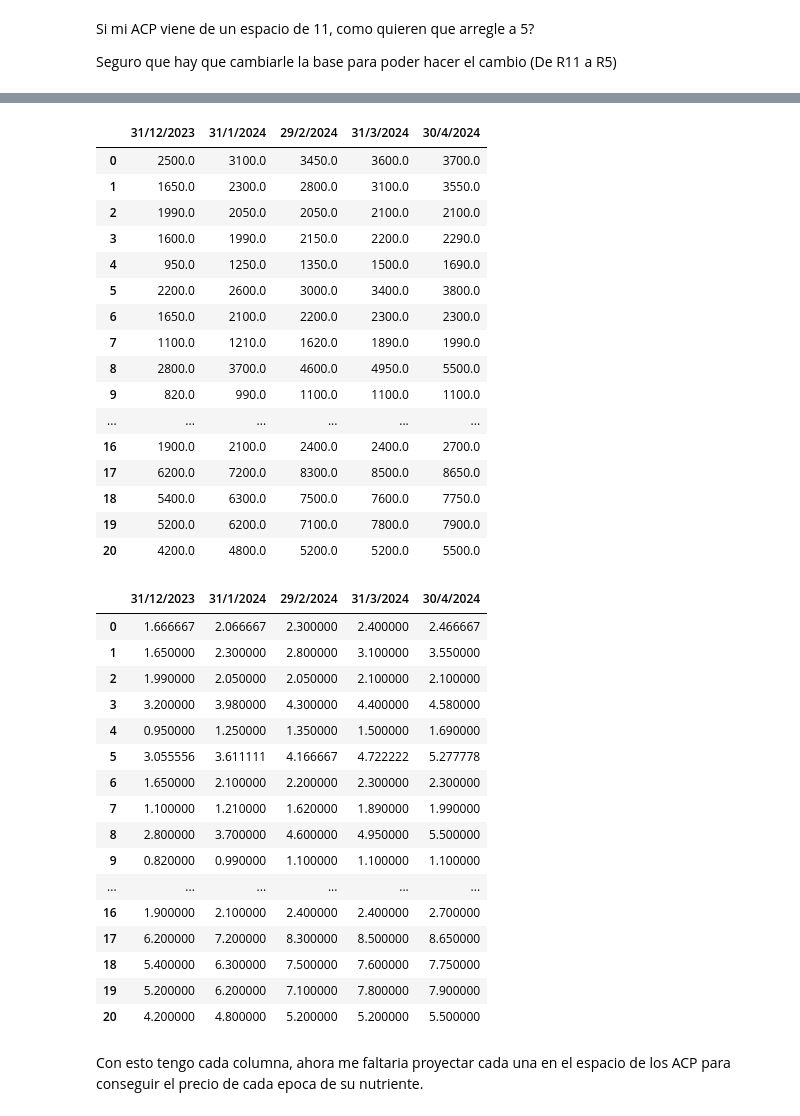
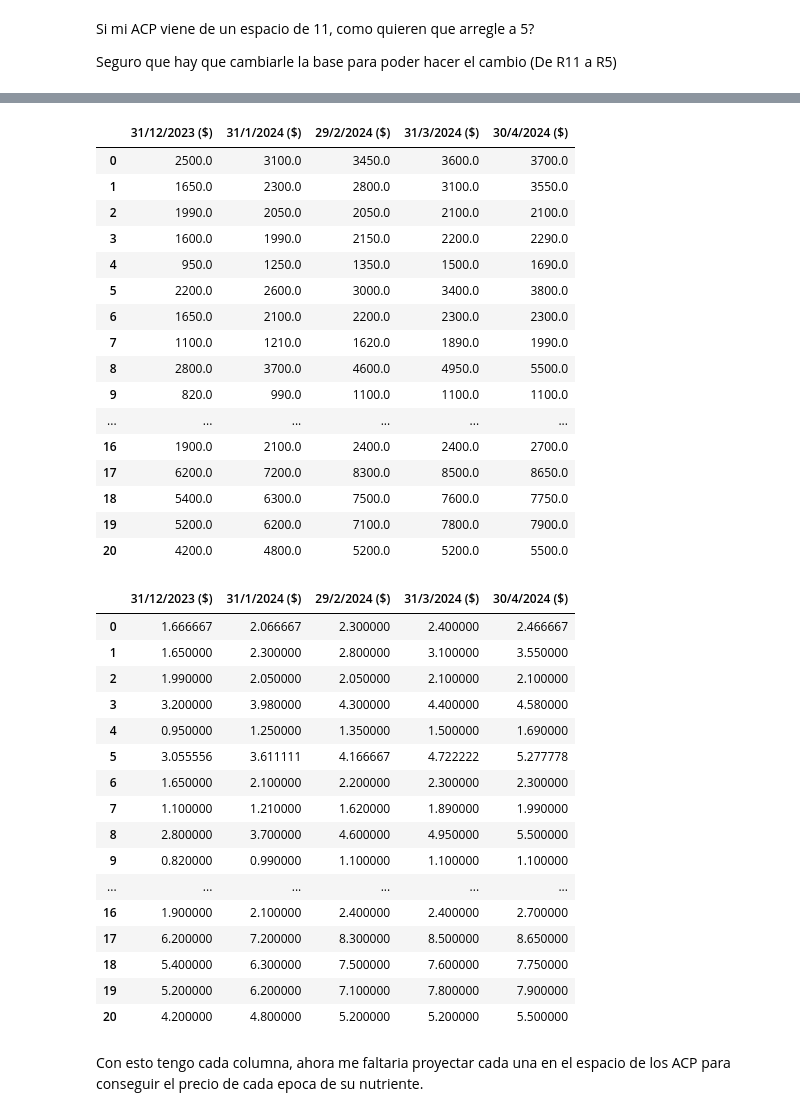
Before and after one commit to iggallardo-uba/ALC-TP2, a Jupyter notebook: Grupo-GR18.ipynb, the cells around one changed output, grey strips where cells are left out. Drawn from its saved outputs; the diff is of its cells as text; code cells hidden in the pictures.

```diff
--- a/Grupo-GR18.ipynb
+++ b/Grupo-GR18.ipynb
@@ -284,11 +260,11 @@ consumidores
 | 19 | PALETA | 1000 | 5200.0 | 6200.0 | 7100.0 | 7800.0 | 7900.0 |
 | 20 | CARNE PICADA COMUN | 1000 | 4200.0 | 4800.0 | 5200.0 | 5200.0 | 5500.0 |
 # %%
-consumidores_clean = consumidores.drop(columns=["PRODUCTOS", "Cantidad"])
+consumidores_clean = consumidores.drop(columns=["PRODUCTOS", "Cantidad (gr)"])
 
 consumidores_clean
 # %% [output]
-|  | 31/12/2023 | 31/1/2024 | 29/2/2024 | 31/3/2024 | 30/4/2024 |
+|  | 31/12/2023 ($) | 31/1/2024 ($) | 29/2/2024 ($) | 31/3/2024 ($) | 30/4/2024 ($) |
 | 0 | 2500.0 | 3100.0 | 3450.0 | 3600.0 | 3700.0 |
 | 1 | 1650.0 | 2300.0 | 2800.0 | 3100.0 | 3550.0 |
 | 2 | 1990.0 | 2050.0 | 2050.0 | 2100.0 | 2100.0 |
@@ -309,11 +285,11 @@ consumidores_clean
 consumidores_gramo = pd.DataFrame()
 
 for i in range(0, len(consumidores_clean)):
-    consumidores_gramo = consumidores_gramo._append(consumidores_clean.iloc[i].div(consumidores["Cantidad"].iloc[i]), ignore_index = True)
+    consumidores_gramo = consumidores_gramo._append(consumidores_clean.iloc[i].div(consumidores["Cantidad (gr)"].iloc[i]), ignore_index = True)
 
 consumidores_gramo
 # %% [output]
-|  | 31/12/2023 | 31/1/2024 | 29/2/2024 | 31/3/2024 | 30/4/2024 |
+|  | 31/12/2023 ($) | 31/1/2024 ($) | 29/2/2024 ($) | 31/3/2024 ($) | 30/4/2024 ($) |
 | 0 | 1.666667 | 2.066667 | 2.300000 | 2.400000 | 2.466667 |
 | 1 | 1.650000 | 2.300000 | 2.800000 | 3.100000 | 3.550000 |
 | 2 | 1.990000 | 2.050000 | 2.050000 | 2.100000 | 2.100000 |
```
Also changed, not shown: parts of 29 cells of this notebook, 2 other files.
